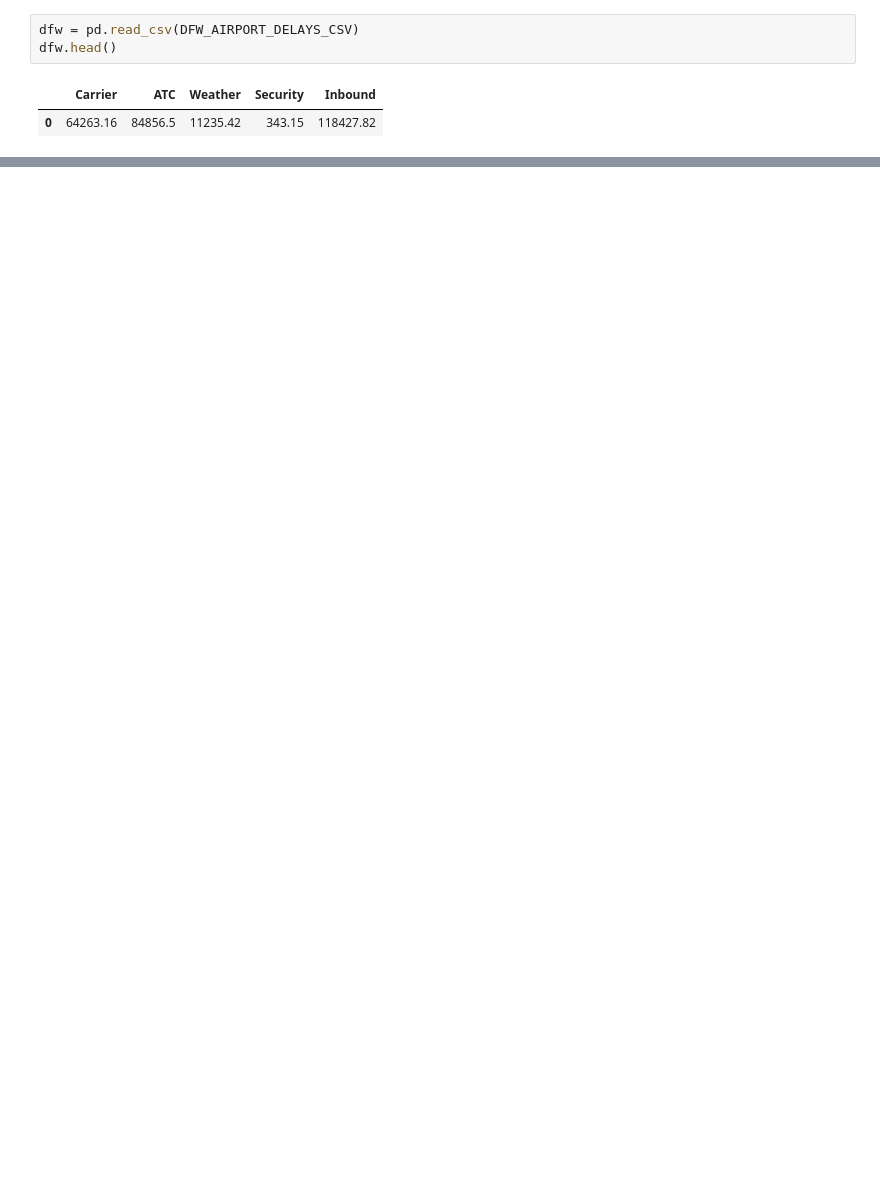
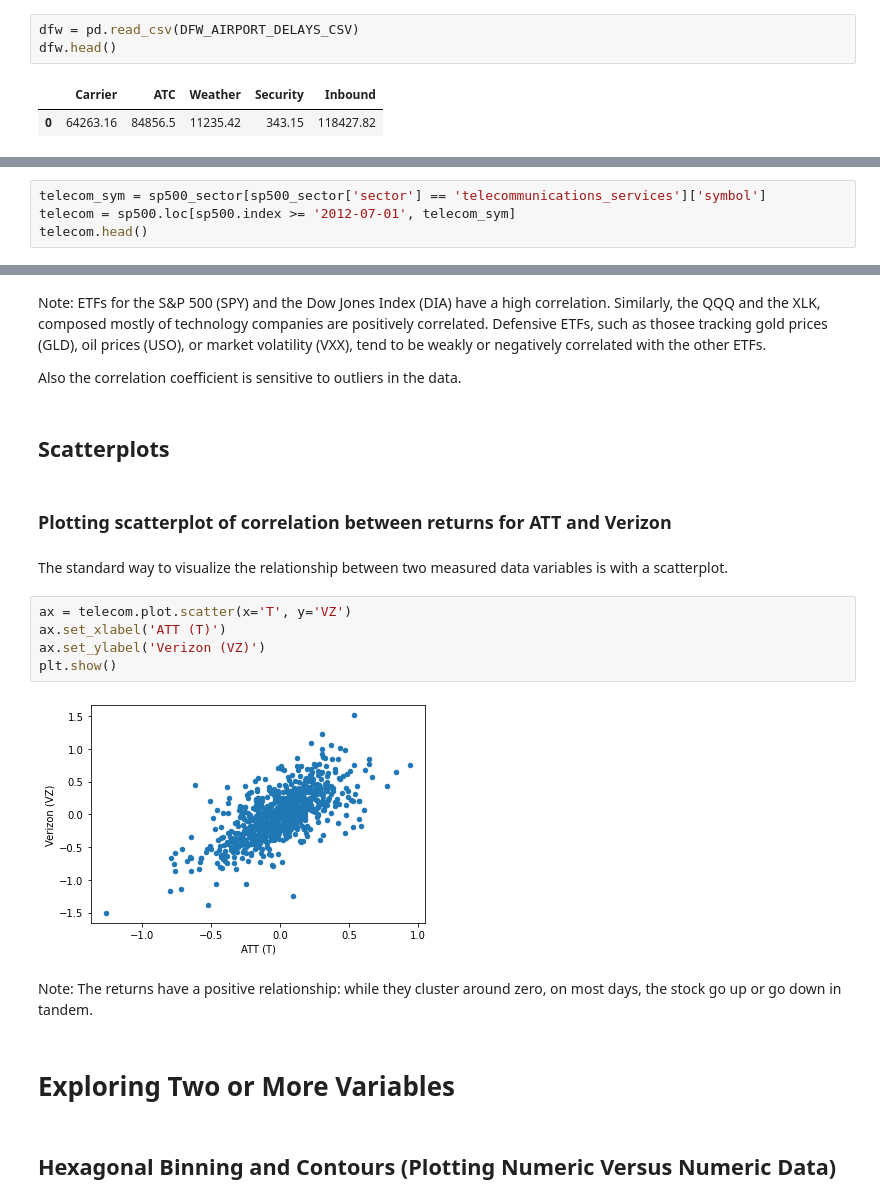
Before and after one commit to beauvilerobed/statistics-for-data-science, a Jupyter notebook: EDA.ipynb, the cells around one changed output, grey strips where cells are left out. Drawn from its saved outputs; the diff is of its cells as text; blank space fills up the shorter version.

```diff
--- a/EDA.ipynb
+++ b/EDA.ipynb
@@ -202,0 +280,4 @@ print(100 * dfw / dfw.values.sum())
+# %%
+telecom_sym = sp500_sector[sp500_sector['sector'] == 'telecommunications_services']['symbol']
+telecom = sp500.loc[sp500.index >= '2012-07-01', telecom_sym]
+telecom.head()
@@ -202,0 +311,23 @@ print(100 * dfw / dfw.values.sum())
+# %% [markdown]
+Note: ETFs for the S&P 500 (SPY) and the Dow Jones Index (DIA) have a high correlation. Similarly, the QQQ and the XLK, composed mostly of technology companies are positively correlated. Defensive ETFs, such as thosee tracking gold prices (GLD), oil prices (USO), or market volatility (VXX), tend to be weakly or negatively correlated with the other ETFs.
+
+Also the correlation coefficient is sensitive to outliers in the data.
+# %% [markdown]
+## Scatterplots
+# %% [markdown]
+### Plotting scatterplot of correlation between returns for ATT and Verizon
+# %% [markdown]
+The standard way to visualize the relationship between two measured data variables is with a scatterplot.
+# %%
+ax = telecom.plot.scatter(x='T', y='VZ')
+ax.set_xlabel('ATT (T)')
+ax.set_ylabel('Verizon (VZ)')
+plt.show()
+# %% [output]
+[figure, added]
+# %% [markdown]
+Note: The returns have a positive relationship: while they cluster around zero, on most days, the stock go up or go down in tandem.
+# %% [markdown]
+# Exploring Two or More Variables
+# %% [markdown]
+## Hexagonal Binning and Contours (Plotting Numeric Versus Numeric Data)
```
Also changed, not shown: parts of 23 cells of this notebook.
